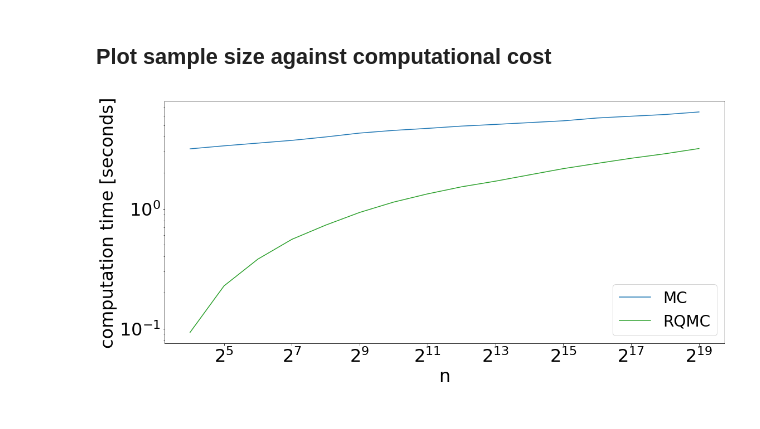
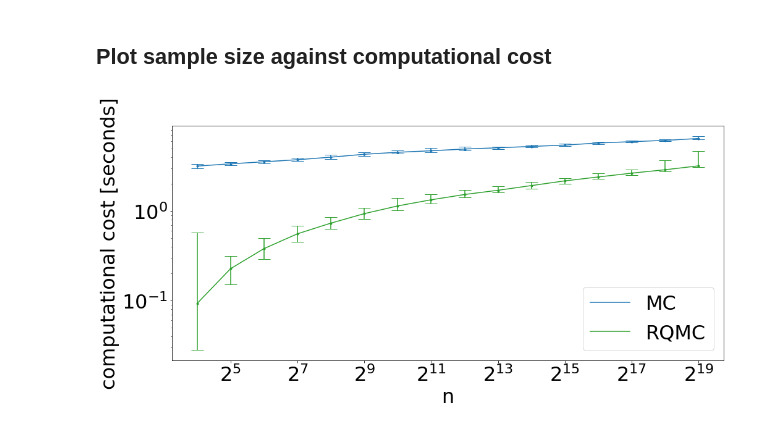
Before and after one commit to johannnamr/Discrepancy-based-inference-using-QMC, a Jupyter notebook: Inference/VAE/vae_times.ipynb, the cells around one changed output. Saved outputs shown, nothing was run; the diff lists cells and outputs as text; code cells hidden in the pictures.

```diff
--- a/Inference/VAE/vae_times.ipynb
+++ b/Inference/VAE/vae_times.ipynb
@@ -296,25 +288,27 @@ BIGGER_SIZE = 32
 
 plt.rc('font', size=MEDIUM_SIZE)          # controls default text sizes
 plt.rc('axes', titlesize=MEDIUM_SIZE)     # fontsize of the axes title
-plt.rc('axes', labelsize=MEDIUM_SIZE)     # fontsize of the x and y labels
+plt.rc('axes', labelsize=BIGGER_SIZE)     # fontsize of the x and y labels
 plt.rc('xtick', labelsize=MEDIUM_SIZE)    # fontsize of the tick labels
 plt.rc('ytick', labelsize=MEDIUM_SIZE)    # fontsize of the tick labels
-plt.rc('legend', fontsize=MEDIUM_SIZE)    # legend fontsize
+plt.rc('legend', fontsize=BIGGER_SIZE)    # legend fontsize
 plt.rc('figure', titlesize=BIGGER_SIZE)   # fontsize of the figure title
 # %%
 if runall==False:
-  plt.figure(figsize=(18,8))
+  plt.figure(figsize=(16,7))
   cmap = plt.get_cmap("tab10")
 
   plt.plot(n, np.mean(times_mc,axis=1), label="MC", color=cmap(0))
+  plt.errorbar(n, np.mean(times_mc,axis=1), yerr=[np.mean(times_mc,axis=1)-np.min(times_mc,axis=1),np.max(times_mc,axis=1)-np.mean(times_mc,axis=1)], fmt='.', color=cmap(0), capsize=10, elinewidth=1.5)
   plt.plot(n, np.mean(times_rqmc,axis=1), label="RQMC", color=cmap(2))
+  plt.errorbar(n, np.mean(times_rqmc,axis=1), yerr=[np.mean(times_rqmc,axis=1)-np.min(times_rqmc,axis=1),np.max(times_rqmc,axis=1)-np.mean(times_rqmc,axis=1)], fmt='.', color=cmap(2), capsize=10, elinewidth=1.5)
   plt.xscale('log', basex=2)
   plt.xlabel('n')
   plt.yscale('log', basey=10)
-  plt.ylabel('computation time [seconds]')
+  plt.ylabel('computational cost [seconds]')
   plt.legend(loc='lower right')
 
   plt.savefig('vae_mc_vs_qmc_time.png',bbox_inches = 'tight', pad_inches = .1)
   plt.show()
 # %% [output]
-[figure, old version]
+[figure, new version]
```
Also changed, not shown: parts of 2 cells of this notebook.
